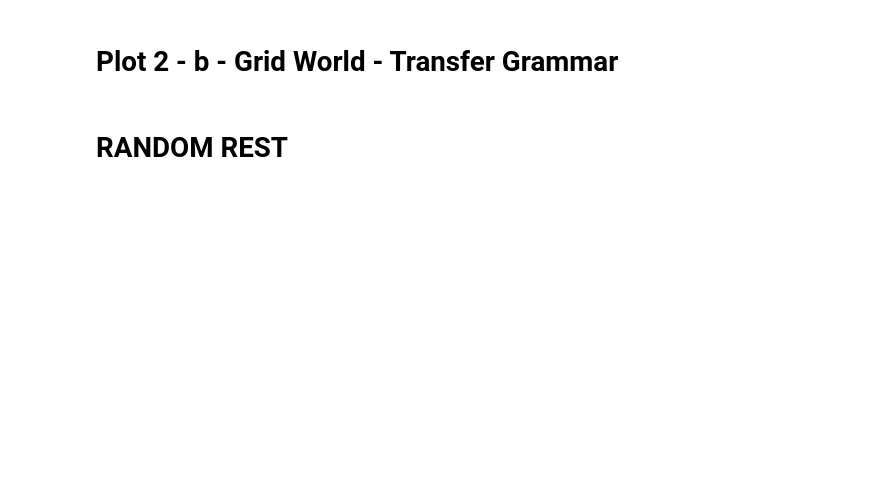
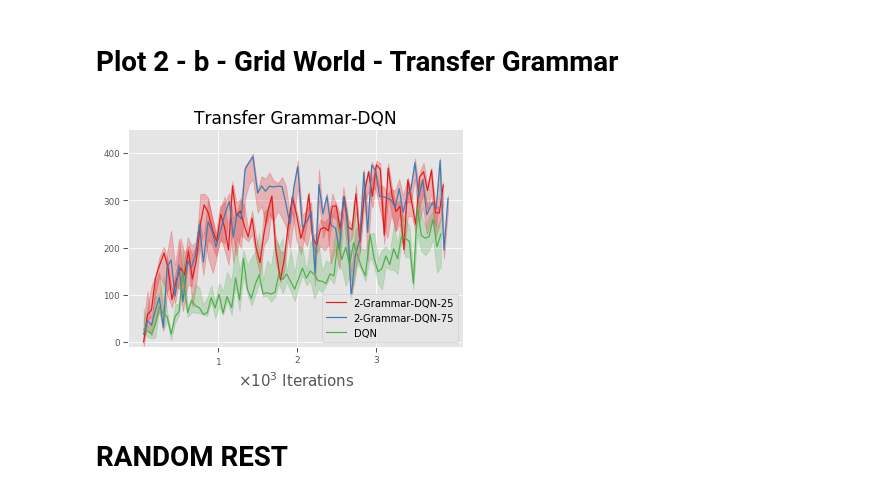
Before and after one commit to RobertTLange/action-grammars-hrl, a Jupyter notebook: z_exploration.ipynb, the cells around one changed output. Cells and saved outputs as stored; diff of their text form; code cells hidden in the pictures; blank space fills up the shorter version.

```diff
--- a/z_exploration.ipynb
+++ b/z_exploration.ipynb
@@ -204,5 +232,46 @@ plt.savefig("figures/grammar_dqn_gridworld.png", dpi=300)
 # %% [markdown]
 # Plot 2 - b - Grid World - Transfer Grammar
+# %%
+dqn_g_25_2macros = pd.read_csv(results_path_dqn + "5_RUNS_MLP-DQN_2_expert_grammar_stats_25.csv")
+dqn_g_100_2macros = pd.read_csv(results_path_dqn + "5_RUNS_MLP-DQN_2_expert_grammar_stats_75.csv")
+# %%
+its_dqn_g_25_2macros = dqn_g_25_2macros.loc[:num_logs, "opt_counter"]
+rew_med_dqn_g_25_2macros = dqn_g_25_2macros.loc[:num_logs, "rew_median"]
+rew_10_dqn_g_25_2macros = dqn_g_25_2macros.loc[:num_logs, "rew_10th_p"]
+rew_90_dqn_g_25_2macros = dqn_g_25_2macros.loc[:num_logs, "rew_90th_p"]
+
+its_dqn_g_100_2macros = dqn_g_100_2macros.loc[:num_logs, "opt_counter"]
+rew_med_dqn_g_100_2macros = dqn_g_100_2macros.loc[:num_logs, "rew_median"]
+rew_10_dqn_g_100_2macros = dqn_g_100_2macros.loc[:num_logs, "rew_10th_p"]
+rew_90_dqn_g_100_2macros = dqn_g_100_2macros.loc[:num_logs, "rew_90th_p"]
+# %%
+its_ticks = np.arange(1000, np.max(its_dqn), 1000)
+its_labels_temp = [str(int(it/1000)) for it in its_ticks]
+its_labels = [it_l for it_l in its_labels_temp]
+its_labels[0] = r"$1$"
+
+plt.plot(figsize=(15,15))
+rew_2 = plt.plot(its_dqn_g_25_2macros, rew_med_dqn_g_25_2macros, label="2-Grammar-DQN-25")
+plt.fill_between(its_dqn_g_25_2macros, rew_10_dqn_g_25_2macros,
+                 rew_90_dqn_g_25_2macros, color=rew_2[0].get_color(), alpha=0.25)
+
+rew_3 = plt.plot(its_dqn_g_100_2macros, rew_med_dqn_g_100_2macros, label="2-Grammar-DQN-75")
+plt.fill_between(its_dqn_g_100_2macros, rew_10_dqn_g_100_2macros,
+                 rew_90_dqn_g_100_2macros, color=rew_2[0].get_color(), alpha=0.25)
+
+rew_1 = plt.plot(its_dqn, rew_med_dqn, label="DQN")
+plt.fill_between(its_dqn, rew_10_dqn, rew_90_dqn, color=rew_1[0].get_color(), alpha=0.25)
+
+
+plt.ylim(bottom=-10, top=450)
+plt.xlabel(r"$\times 10^3$ Iterations", fontsize=15)
+plt.legend(fontsize=10, loc=4)
+plt.title("Transfer Grammar-DQN", fontsize=17)
+plt.xticks(its_ticks, its_labels, fontsize=9)
+#plt.tight_layout()
+plt.savefig("figures/grammar_dqn_gridworld_transfer.png", dpi=300)
+# %% [output]
+[figure, added]
 # %% [markdown]
 # RANDOM REST
 # %%
```
Also changed, not shown: parts of 7 cells of this notebook, 43 other files.
